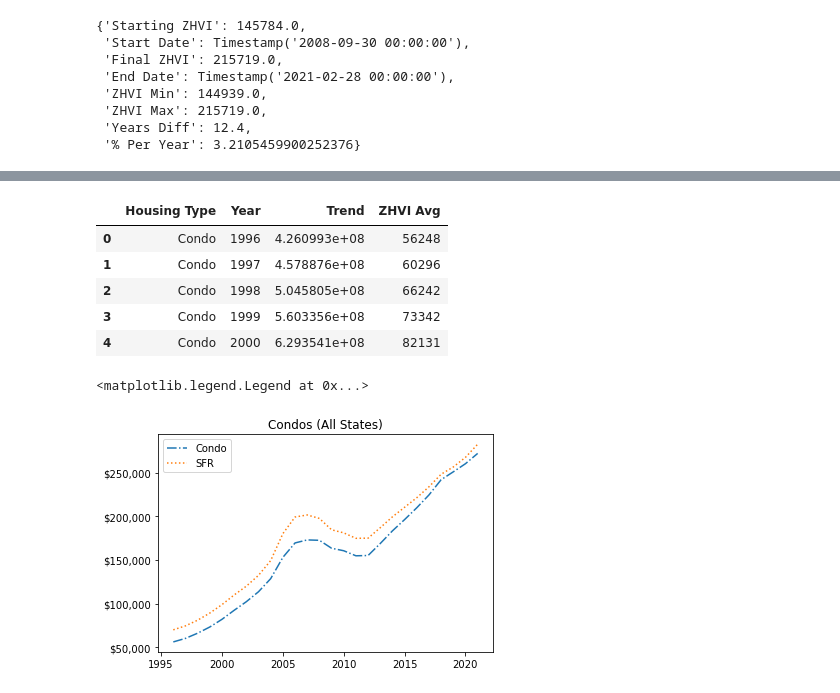
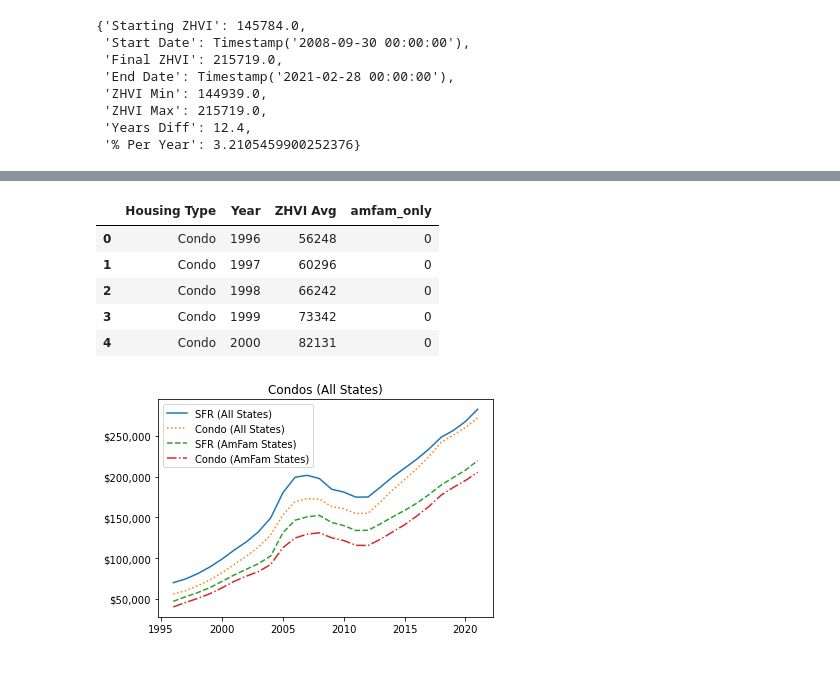
Before and after one commit to michael-brittlebank/digital-builder-capstone, a Jupyter notebook: main.ipynb, the cells around one changed output, grey strips where cells are left out. Drawn from its saved outputs; the diff is of its cells as text; code cells hidden in the pictures.

Commit message:
finished zhvi trend graph functionality

```diff
--- a/main.ipynb
+++ b/main.ipynb
@@ -367,39 +367,46 @@ df
 | 23 | 53212 | SingleFamilyResidence | WI | Milwaukee | $67,188 | $125,794 | $125,794 | $67,188 | 2013-04-30 | ... |
 | 24 | 81233 | SingleFamilyResidence | CO | Howard | $234,030 | $380,587 | $380,587 | $234,030 | 2015-01-31 | ... |
 # %%
-df = get_zhvi_trend_graphs(config)
+df = get_zhvi_trend_graph(config)
 graph_title_suffix = "(All States)"
 # build condo graph
 graph_title = "Condos {}".format(graph_title_suffix)
 # https://towardsdatascience.com/regression-plots-with-pandas-and-numpy-faf2edbfad4f
-d = np.polyfit(df[custom_column_year],df[custom_column_zhvi_avg],1)
-f = np.poly1d(d)
+# d = np.polyfit(df[custom_column_year],df[custom_column_zhvi_avg],1)
+# f = np.poly1d(d)
 
-df.insert(2,'Trend',f(df[custom_column_zhvi_avg]))
+# df.insert(2,'Trend',f(df[custom_column_zhvi_avg]))
 df.head()
 # %% [output]
-|  | Housing Type | Year | Trend | ZHVI Avg |
-| 0 | Condo | 1996 | 4.260993e+08 | 56248 |
-| 1 | Condo | 1997 | 4.578876e+08 | 60296 |
-| 2 | Condo | 1998 | 5.045805e+08 | 66242 |
-| 3 | Condo | 1999 | 5.603356e+08 | 73342 |
-| 4 | Condo | 2000 | 6.293541e+08 | 82131 |
+|  | Housing Type | Year | ZHVI Avg | amfam_only |
+| 0 | Condo | 1996 | 56248 | 0 |
+| 1 | Condo | 1997 | 60296 | 0 |
+| 2 | Condo | 1998 | 66242 | 0 |
+| 3 | Condo | 1999 | 73342 | 0 |
+| 4 | Condo | 2000 | 82131 | 0 |
 # %%
 condo_data = df[df[custom_column_housing_type] == zillow_data_type_condo]
 sfr_data = df[df[custom_column_housing_type] == zillow_data_type_sfr]
+condo_amfam_data = condo_data[condo_data[column_amfam_only] == 1]
+condo_all_data = condo_data[condo_data[column_amfam_only] == 0]
+sfr_amfam_data = sfr_data[sfr_data[column_amfam_only] == 1]
+sfr_all_data = sfr_data[sfr_data[column_amfam_only] == 0]
+
 
 def currency_formatter(value, tick_number):
     if math.isnan(value):
         value = 0
     return "${}".format(locale.format_string('%d', value, True))
 
 fig1 = plt.figure() #Creating new figure
 ax1 = fig1.add_subplot() #Creating axis
 ax1.set_title(graph_title)
-ax1.plot(condo_data[custom_column_year], condo_data[custom_column_zhvi_avg], linestyle="-.", label="Condo")
-ax1.plot(condo_data[custom_column_year], sfr_data[custom_column_zhvi_avg], linestyle=":", label="SFR")
+ax1.plot(sfr_all_data[custom_column_year], sfr_all_data[custom_column_zhvi_avg],  linestyle="solid", label="SFR (All States)")
+ax1.plot(sfr_all_data[custom_column_year], condo_all_data[custom_column_zhvi_avg], linestyle="dotted", label="Condo (All States)")
+ax1.plot(sfr_all_data[custom_column_year], sfr_amfam_data[custom_column_zhvi_avg], linestyle="dashed", label="SFR (AmFam States)")
+ax1.plot(sfr_all_data[custom_column_year], condo_amfam_data[custom_column_zhvi_avg], linestyle="dashdot", label="Condo (AmFam States)")
 ax1.yaxis.set_major_formatter(plt.FuncFormatter(currency_formatter))
 ax1.legend()
+fig1
 # %% [output]
-<matplotlib.legend.Legend at 0x...>
-[figure, old version]
+[figure, new version]
```
Also changed, not shown: 5 other files.
